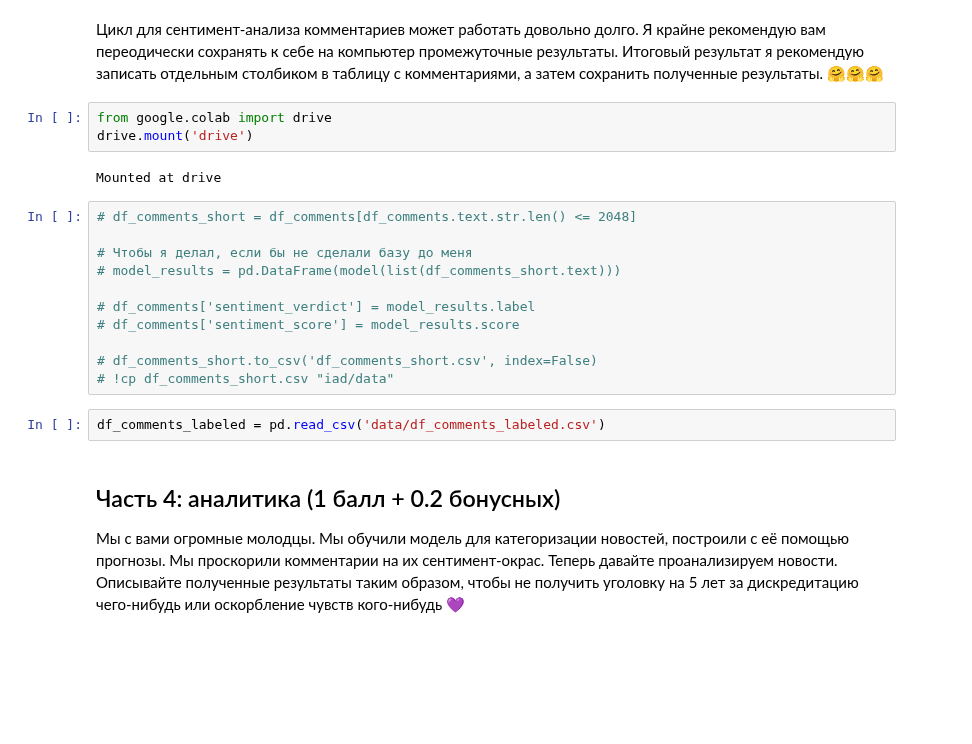
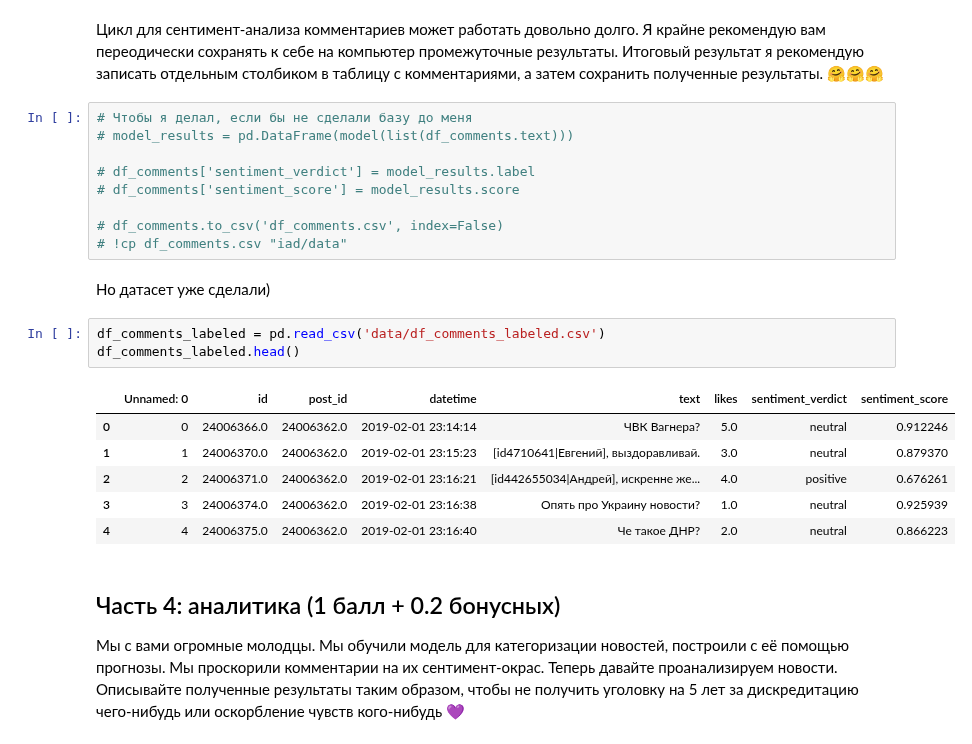
Before and after one commit to RuslanGaliullin/iad-deep-learning, a Jupyter notebook: 2023/homeworks/hw4_texts.ipynb, the cells around one changed output. Saved outputs shown, nothing was run; the diff lists cells and outputs as text; blank space fills up the shorter version.

```diff
--- a/2023/homeworks/hw4_texts.ipynb
+++ b/2023/homeworks/hw4_texts.ipynb
@@ -913,24 +915,27 @@ model("ты мне нравишься")
 [{'label': 'positive', 'score': 0.8401281237602234}]
 # %% [markdown]
 Цикл для сентимент-анализа комментариев может работать довольно долго. Я крайне рекомендую вам переодически сохранять к себе на компьютер промежуточные результаты. Итоговый результат я рекомендую записать отдельным столбиком в таблицу с комментариями, а затем сохранить полученные результаты. 🤗🤗🤗
-# %%
-from google.colab import drive
-drive.mount('drive')
-# %% [output]
-Mounted at drive
 # %%
-# df_comments_short = df_comments[df_comments.text.str.len() <= 2048]
-
 # Чтобы я делал, если бы не сделали базу до меня
-# model_results = pd.DataFrame(model(list(df_comments_short.text)))
+# model_results = pd.DataFrame(model(list(df_comments.text)))
 
 # df_comments['sentiment_verdict'] = model_results.label
 # df_comments['sentiment_score'] = model_results.score
 
-# df_comments_short.to_csv('df_comments_short.csv', index=False)
-# !cp df_comments_short.csv "iad/data"
+# df_comments.to_csv('df_comments.csv', index=False)
+# !cp df_comments.csv "iad/data"
+# %% [markdown]
+Но датасет уже сделали)
 # %%
 df_comments_labeled = pd.read_csv('data/df_comments_labeled.csv')
+df_comments_labeled.head()
+# %% [output]
+|  | Unnamed: 0 | id | post_id | datetime | text | likes | sentiment_verdict | sentiment_score |
+| 0 | 0 | 24006366.0 | 24006362.0 | 2019-02-01 23:14:14 | ЧВК Вагнера? | 5.0 | neutral | 0.912246 |
+| 1 | 1 | 24006370.0 | 24006362.0 | 2019-02-01 23:15:23 | [id4710641|Евгений], выздоравливай. | 3.0 | neutral | 0.879370 |
+| 2 | 2 | 24006371.0 | 24006362.0 | 2019-02-01 23:16:21 | [id442655034|Андрей], искренне же... | 4.0 | positive | 0.676261 |
+| 3 | 3 | 24006374.0 | 24006362.0 | 2019-02-01 23:16:38 | Опять про Украину новости? | 1.0 | neutral | 0.925939 |
+| 4 | 4 | 24006375.0 | 24006362.0 | 2019-02-01 23:16:40 | Че такое ДНР? | 2.0 | neutral | 0.866223 |
 # %% [markdown]
 ## Часть 4: аналитика (1 балл + 0.2 бонусных)
 
```
Also changed, not shown: parts of 6 cells of this notebook.
